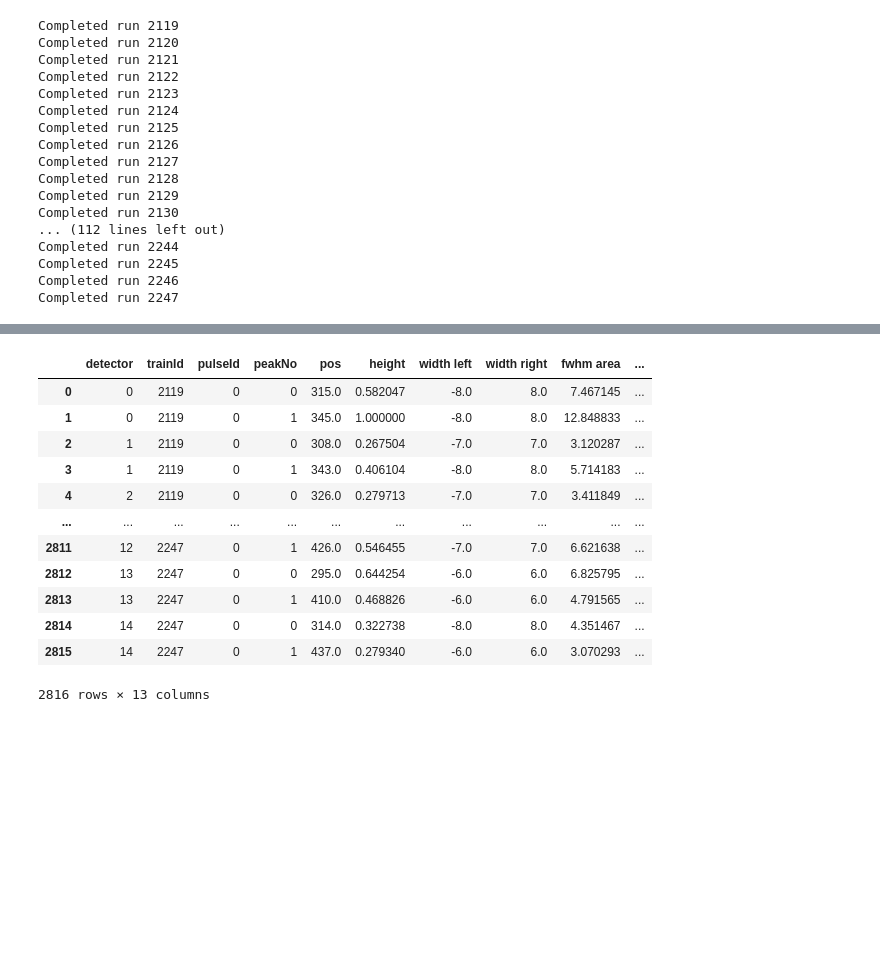
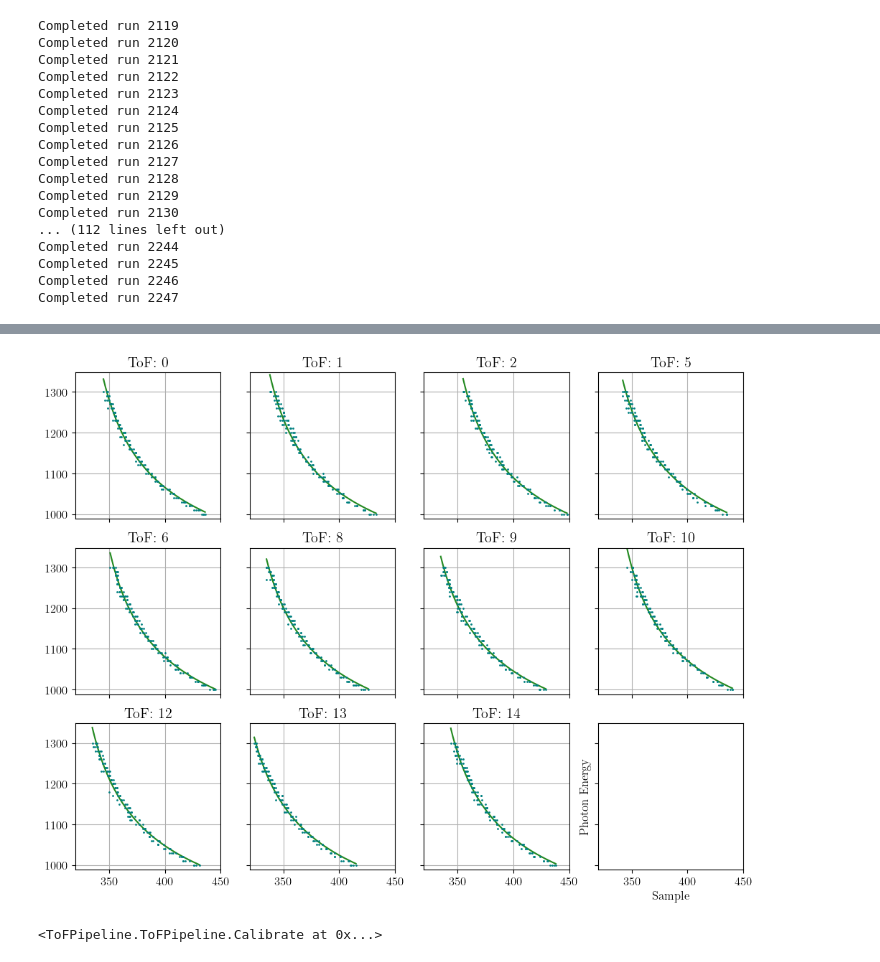
Before and after one commit to XAC-CFEL/PolScope, a Jupyter notebook: test.ipynb, the cells around one changed output, grey strips where cells are left out. Cells and saved outputs as stored; diff of their text form; code cells hidden in the pictures; blank space fills up the shorter version.

```diff
--- a/test.ipynb
+++ b/test.ipynb
@@ -433,16 +433,6 @@ Random trainId: 2200, pulseId: 0
-# %%
-everything
-# %% [output]
-|  | detector | trainId | pulseId | peakNo | pos | height | width left | width right | fwhm area | ... |
-| 0 | 0 | 2119 | 0 | 0 | 315.0 | 0.582047 | -8.0 | 8.0 | 7.467145 | ... |
-| 1 | 0 | 2119 | 0 | 1 | 345.0 | 1.000000 | -8.0 | 8.0 | 12.848833 | ... |
-| 2 | 1 | 2119 | 0 | 0 | 308.0 | 0.267504 | -7.0 | 7.0 | 3.120287 | ... |
-| 3 | 1 | 2119 | 0 | 1 | 343.0 | 0.406104 | -8.0 | 8.0 | 5.714183 | ... |
-| 4 | 2 | 2119 | 0 | 0 | 326.0 | 0.279713 | -7.0 | 7.0 | 3.411849 | ... |
-| ... | ... | ... | ... | ... | ... | ... | ... | ... | ... | ... |
-| 2811 | 12 | 2247 | 0 | 1 | 426.0 | 0.546455 | -7.0 | 7.0 | 6.621638 | ... |
-| 2812 | 13 | 2247 | 0 | 0 | 295.0 | 0.644254 | -6.0 | 6.0 | 6.825795 | ... |
-| 2813 | 13 | 2247 | 0 | 1 | 410.0 | 0.468826 | -6.0 | 6.0 | 4.791565 | ... |
-| 2814 | 14 | 2247 | 0 | 0 | 314.0 | 0.322738 | -8.0 | 8.0 | 4.351467 | ... |
-| 2815 | 14 | 2247 | 0 | 1 | 437.0 | 0.279340 | -6.0 | 6.0 | 3.070293 | ... |
-2816 rows × 13 columns
+# %%
+
+ToFPipeline.Calibrate(everything).energy(relPos=False).plotEnergy(xmin=320,xmax=450)
+# %% [output]
+[figure, added]
+<ToFPipeline.ToFPipeline.Calibrate at 0x...>
```
Also changed, not shown: parts of 20 cells of this notebook, 5 other files.
